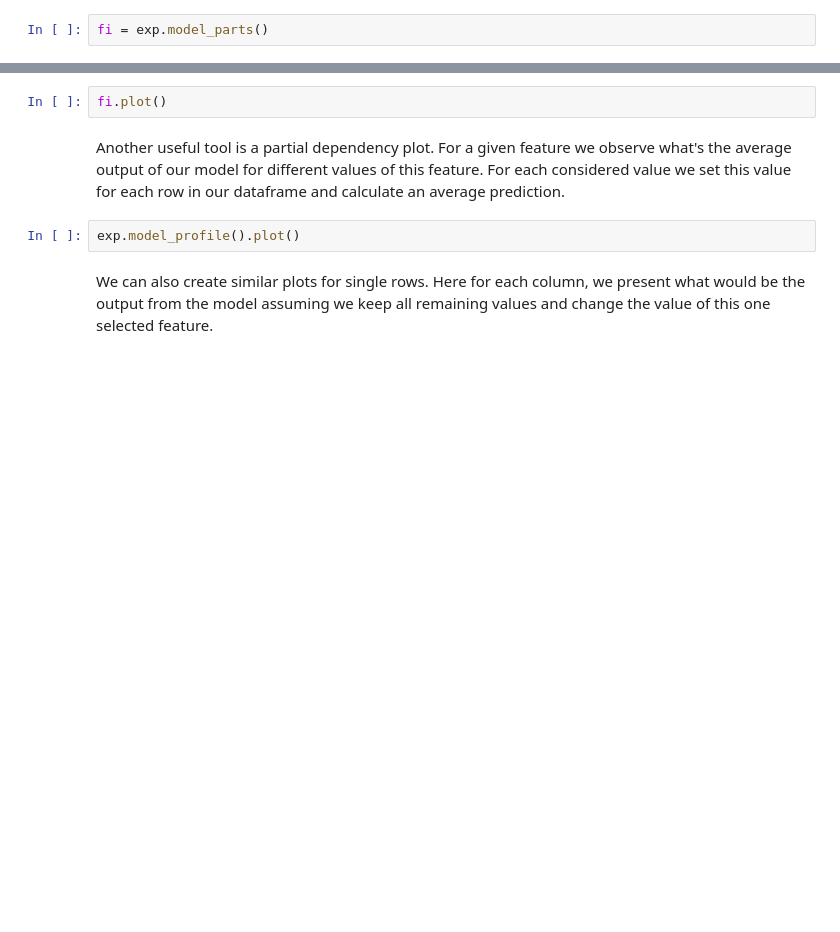
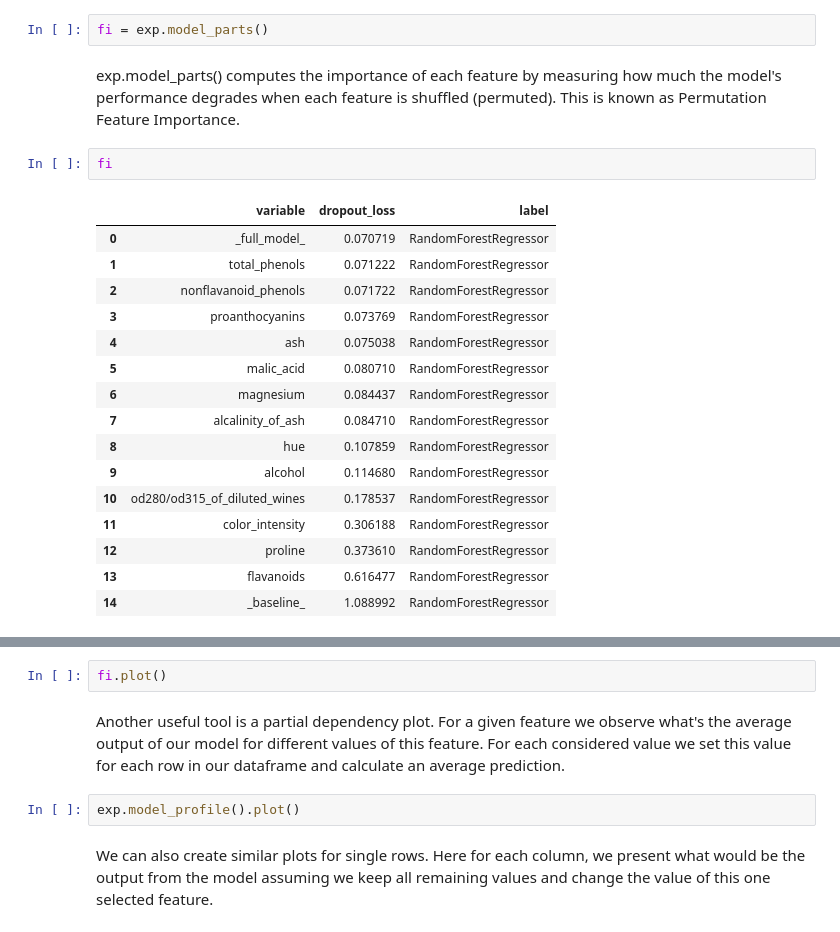
Before and after one commit to mmartyna123/InformationRetrieval, a Jupyter notebook: #1_Intro/Lab1IR.ipynb, the cells around one changed output, grey strips where cells are left out. Saved outputs shown, nothing was run; the diff lists cells and outputs as text; blank space fills up the shorter version.

```diff
--- a/#1_Intro/Lab1IR.ipynb
+++ b/#1_Intro/Lab1IR.ipynb
@@ -100,3 +100,24 @@ Preparation of a new explainer is initiated
 A new explainer has been created!
 # %%
 fi = exp.model_parts()
+# %% [markdown]
+exp.model_parts() computes the importance of each feature by measuring how much the model's performance degrades when each feature is shuffled (permuted). This is known as Permutation Feature Importance.
+# %%
+fi
+# %% [output]
+|  | variable | dropout_loss | label |
+| 0 | _full_model_ | 0.070719 | RandomForestRegressor |
+| 1 | total_phenols | 0.071222 | RandomForestRegressor |
+| 2 | nonflavanoid_phenols | 0.071722 | RandomForestRegressor |
+| 3 | proanthocyanins | 0.073769 | RandomForestRegressor |
+| 4 | ash | 0.075038 | RandomForestRegressor |
+| 5 | malic_acid | 0.080710 | RandomForestRegressor |
+| 6 | magnesium | 0.084437 | RandomForestRegressor |
+| 7 | alcalinity_of_ash | 0.084710 | RandomForestRegressor |
+| 8 | hue | 0.107859 | RandomForestRegressor |
+| 9 | alcohol | 0.114680 | RandomForestRegressor |
+| 10 | od280/od315_of_diluted_wines | 0.178537 | RandomForestRegressor |
+| 11 | color_intensity | 0.306188 | RandomForestRegressor |
+| 12 | proline | 0.373610 | RandomForestRegressor |
+| 13 | flavanoids | 0.616477 | RandomForestRegressor |
+| 14 | _baseline_ | 1.088992 | RandomForestRegressor |
```
Also changed, not shown: parts of 5 cells of this notebook.
